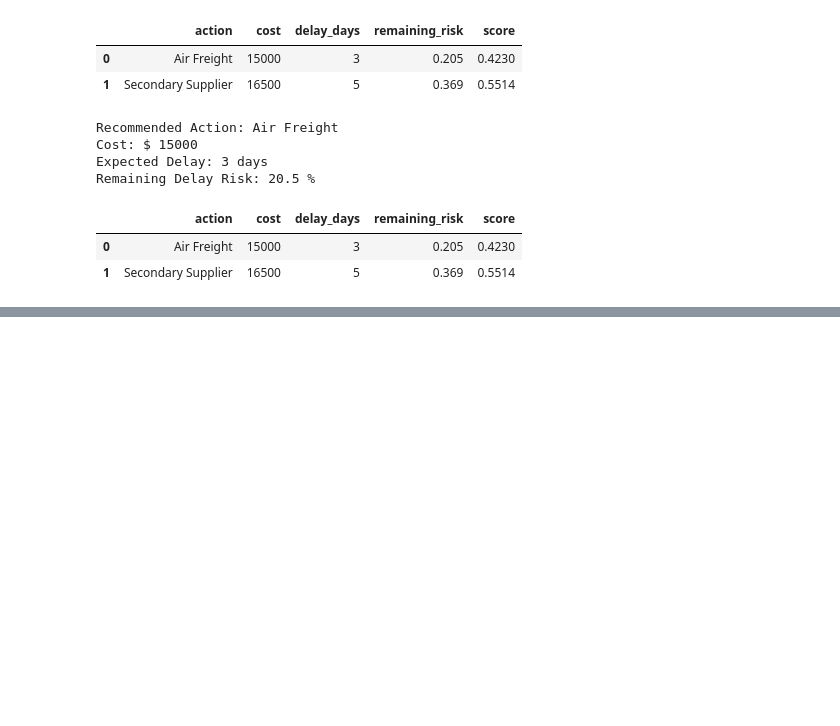
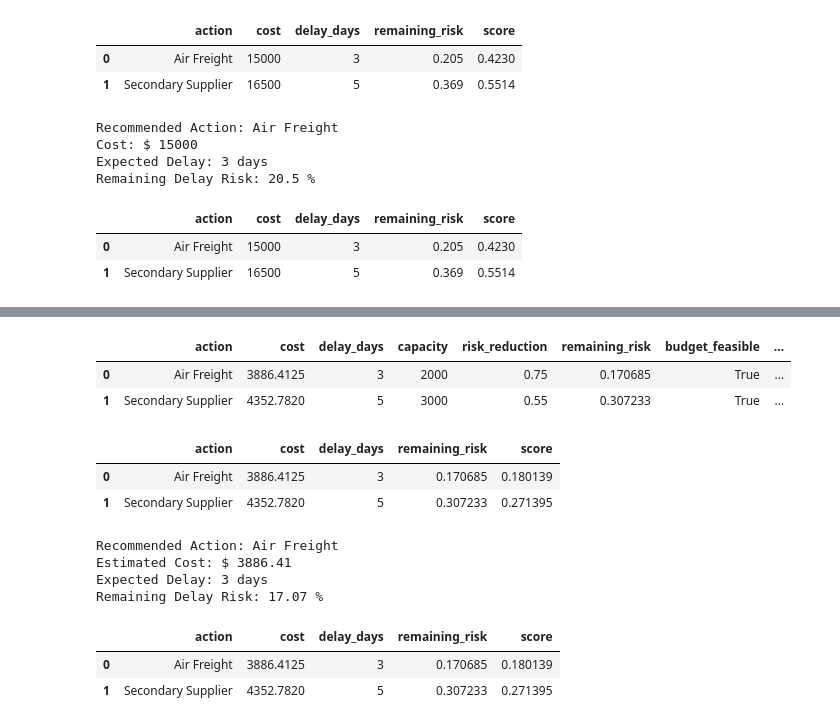
Before and after one commit to amishaxb-0312/Supply_Prescript, a Jupyter notebook: notebooks/optimization.ipynb, the cells around one changed output, grey strips where cells are left out. Saved outputs shown, nothing was run; the diff lists cells and outputs as text; code cells hidden in the pictures; blank space fills up the shorter version.

```diff
--- a/notebooks/optimization.ipynb
+++ b/notebooks/optimization.ipynb
@@ -337,0 +450,27 @@ recommendations[
+# %%
+budget = 20000
+max_acceptable_delay = 7
+# %%
+actions["budget_feasible"] = (
+    actions["cost"] <= budget
+)
+# %%
+actions["delay_feasible"] = (
+    actions["delay_days"] <= max_acceptable_delay
+)
+# %%
+actions["capacity_feasible"] = (
+    actions["capacity"] >= shipment_info["order_quantity"]
+)
+# %%
+feasible_actions = actions[
+    actions["budget_feasible"]
+    & actions["delay_feasible"]
+    & actions["capacity_feasible"]
+].copy()
+
+feasible_actions
+# %% [output]
+|  | action | cost | delay_days | capacity | risk_reduction | remaining_risk | budget_feasible | ... |
+| 0 | Air Freight | 3886.4125 | 3 | 2000 | 0.75 | 0.170685 | True | ... |
+| 1 | Secondary Supplier | 4352.7820 | 5 | 3000 | 0.55 | 0.307233 | True | ... |
@@ -337,0 +494,38 @@ recommendations[
+# %%
+recommendations[
+    [
+        "action",
+        "cost",
+        "delay_days",
+        "remaining_risk",
+        "score"
+    ]
+]
+# %% [output]
+|  | action | cost | delay_days | remaining_risk | score |
+| 0 | Air Freight | 3886.4125 | 3 | 0.170685 | 0.180139 |
+| 1 | Secondary Supplier | 4352.7820 | 5 | 0.307233 | 0.271395 |
+# %%
+best_action = recommendations.iloc[0]
+
+print("Recommended Action:", best_action["action"])
+print("Estimated Cost: $", round(best_action["cost"], 2))
+print("Expected Delay:", best_action["delay_days"], "days")
+print(
+    "Remaining Delay Risk:",
+    round(best_action["remaining_risk"] * 100, 2),
+    "%"
+)
+# %% [output]
+Recommended Action: Air Freight
+Estimated Cost: $ 3886.41
+Expected Delay: 3 days
+Remaining Delay Risk: 17.07 %
+# %%
+recommendations[
+    ["action", "cost", "delay_days", "remaining_risk", "score"]
+]
+# %% [output]
+|  | action | cost | delay_days | remaining_risk | score |
+| 0 | Air Freight | 3886.4125 | 3 | 0.170685 | 0.180139 |
+| 1 | Secondary Supplier | 4352.7820 | 5 | 0.307233 | 0.271395 |
```
Also changed, not shown: parts of 15 cells of this notebook, 1 other file.
